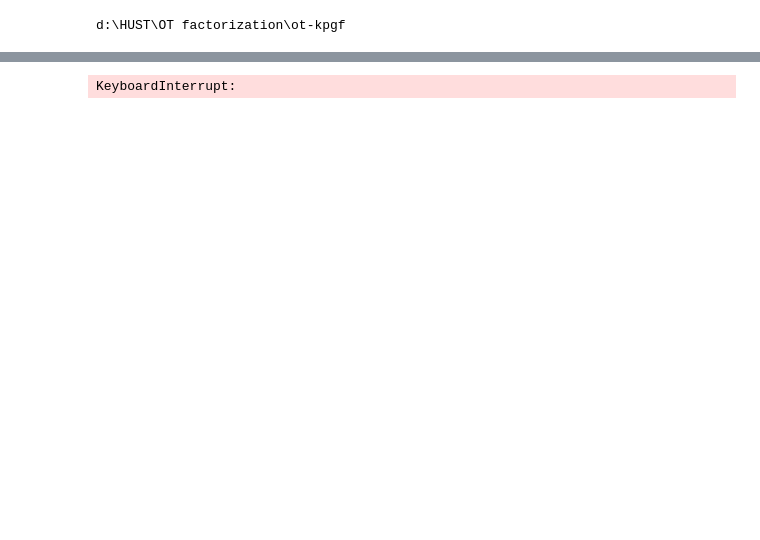
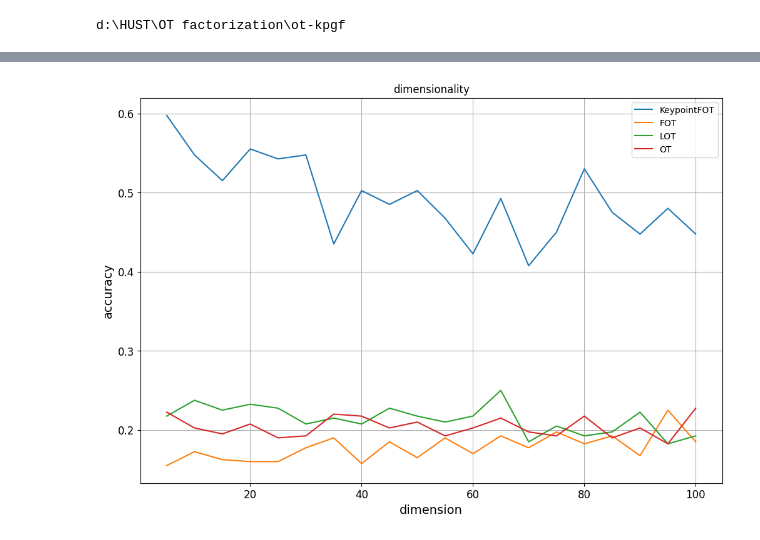
Before and after one commit to minhngt62/ot-kpgf, a Jupyter notebook: notebooks/robustness.ipynb, the cells around one changed output, grey strips where cells are left out. Drawn from its saved outputs; the diff is of its cells as text; code cells hidden in the pictures; blank space fills up the shorter version.

```diff
--- a/notebooks/robustness.ipynb
+++ b/notebooks/robustness.ipynb
@@ -39,20 +39,29 @@ mpl.rc('xtick', labelsize=12)
 mpl.rc('ytick', labelsize=12)
 import seaborn as sns
 # %%
-n_anchors = 3
-n_keypoints = 3
-d = 5
+#@title Dimensionality
+n_anchors = 4
+n_keypoints = 4
 k = 4
 models = {
-    "KeypointFOT": KeypointFOT(n_free_anchors=n_anchors, guide_mixing=0.6, stop_thr=1e-5,
-                               sinkhorn_reg=0.005, temperature=0.1, div_term=1e-10),
+    "KeypointFOT": KeypointFOT(n_free_anchors=n_anchors, guide_mixing=0.95, stop_thr=1e-5,
+                               sinkhorn_reg=0.005, temperature=0.1, div_term=1e-10, max_iters=200),
     "FOT": FOT(n_anchors=n_anchors, sinkhorn_reg=0.1),
     "LOT": LOT(None, n_source_anchors=n_anchors, n_target_anchors=n_anchors, epsilon=100, epsilon_z=100),
     "OT": EMD(),
 }
 
-experiment = Dimensionality(model=models, exp_name="dimensionality", log_dir="logs")
-experiment(hyperplane_dim=d, max_projected_dim=100, freq_projected_dim=5,
-           n_components=k, cluster_samples_per_dim=5,
-           n_keypoints=3, dim_noise_level=1)
+delta = 1
+mean_s = np.concatenate([np.random.uniform(1, 2, size=k)[:, None],
+                        np.arange((-k // 2 + 1)*delta, (k // 2 + 1)*delta, delta)[:, None],
+                        np.random.rand(k, 5-2)], axis=1)
+mean_t = mean_s.copy()
+mean_t[:, 0] = -np.random.uniform(1, 2, size=k)
+
+experiment = Dimensionality(model=models, log_dir="logs")
+results = experiment(noise_level=0.5, max_projected_dim=100, freq_projected_dim=5, hyperplane_dim=5,
+                     n_components=k, cluster_samples=100, n_keypoints=n_keypoints,
+                     src_properties={"means": mean_s, "cov_scale": 0.1},
+                     trg_properties={"means": mean_t, "cov_scale": 0.1}
+                     )
 # %% [output]
@@ -60 +88 @@ Dimensions: 5, Accuracy: {'KeypointFOT': 0.25, 'FOT': 0.23, 'LOT': 0.16, 'OT': 0
-KeyboardInterrupt:
+[figure, added]
```
Also changed, not shown: parts of 4 cells of this notebook, 2 other files.
